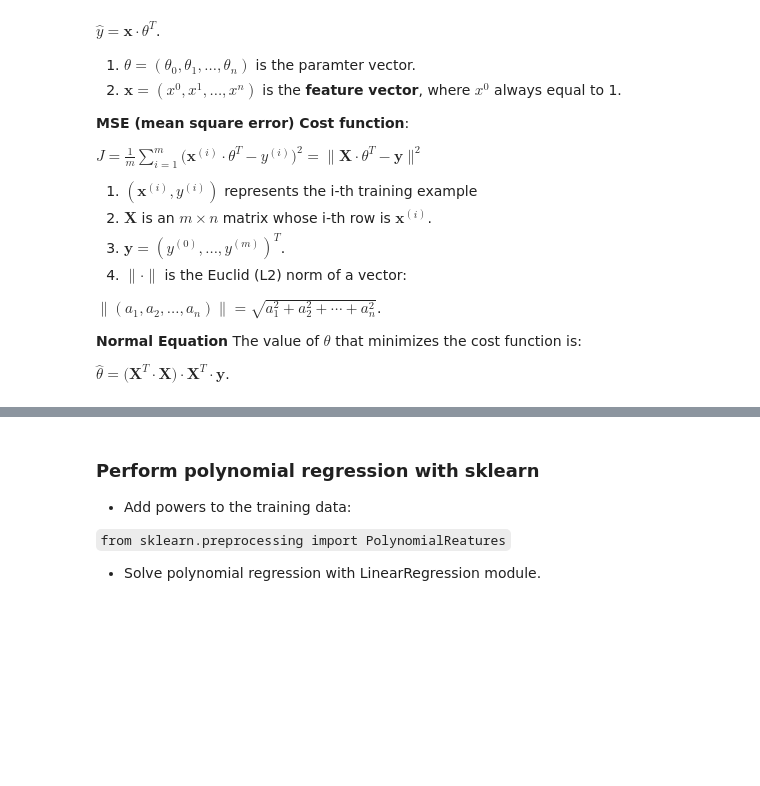
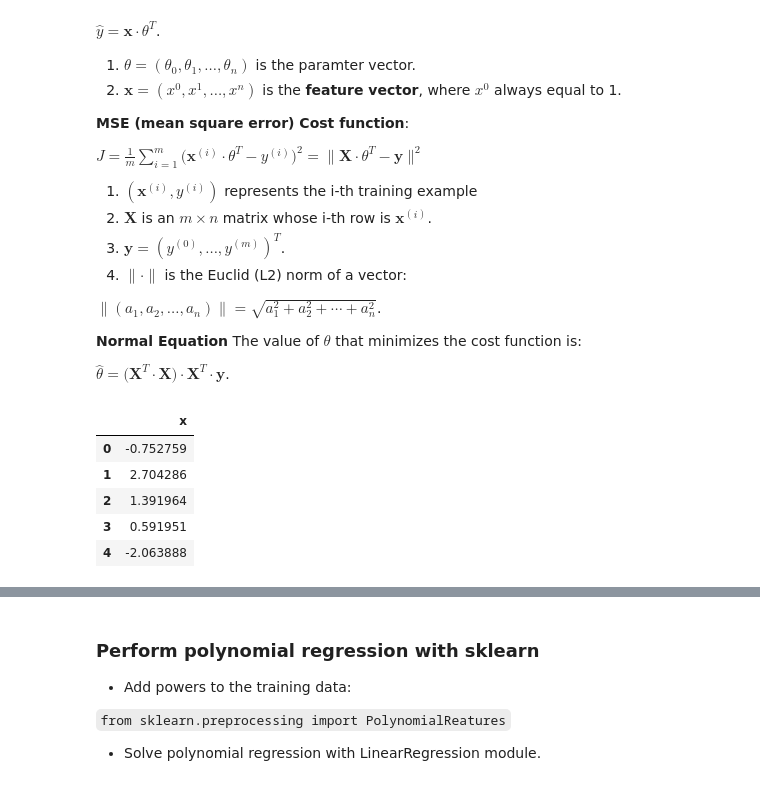
Before and after one commit to ch00226855/CMP464-788-Spring2019, a Jupyter notebook: Week6_Multilinear_Logistic_Regression.ipynb, the cells around one changed output, grey strips where cells are left out. Saved outputs shown, nothing was run; the diff lists cells and outputs as text; code cells hidden in the pictures; blank space fills up the shorter version.

```diff
--- a/Week6_Multilinear_Logistic_Regression.ipynb
+++ b/Week6_Multilinear_Logistic_Regression.ipynb
@@ -110,3 +222,14 @@ $\|(a_1, a_2,..., a_n)\| = \sqrt{a_1^2 + a_2^2 + \cdots + a_n^2}$.
 The value of $\theta$ that minimizes the cost function is:
 
 $\hat{\theta} = \big(\textbf{X}^T\cdot\textbf{X}\big)\cdot\textbf{X}^T\cdot\textbf{y}$.
+# %%
+# Covert polynomial regression problems to linear regression problems
+data_poly = pd.DataFrame(data=X, columns=['x'])
+data_poly.head()
+# %% [output]
+|  | x |
+| 0 | -0.752759 |
+| 1 | 2.704286 |
+| 2 | 1.391964 |
+| 3 | 0.591951 |
+| 4 | -2.063888 |
```
Also changed, not shown: parts of 16 cells of this notebook.
